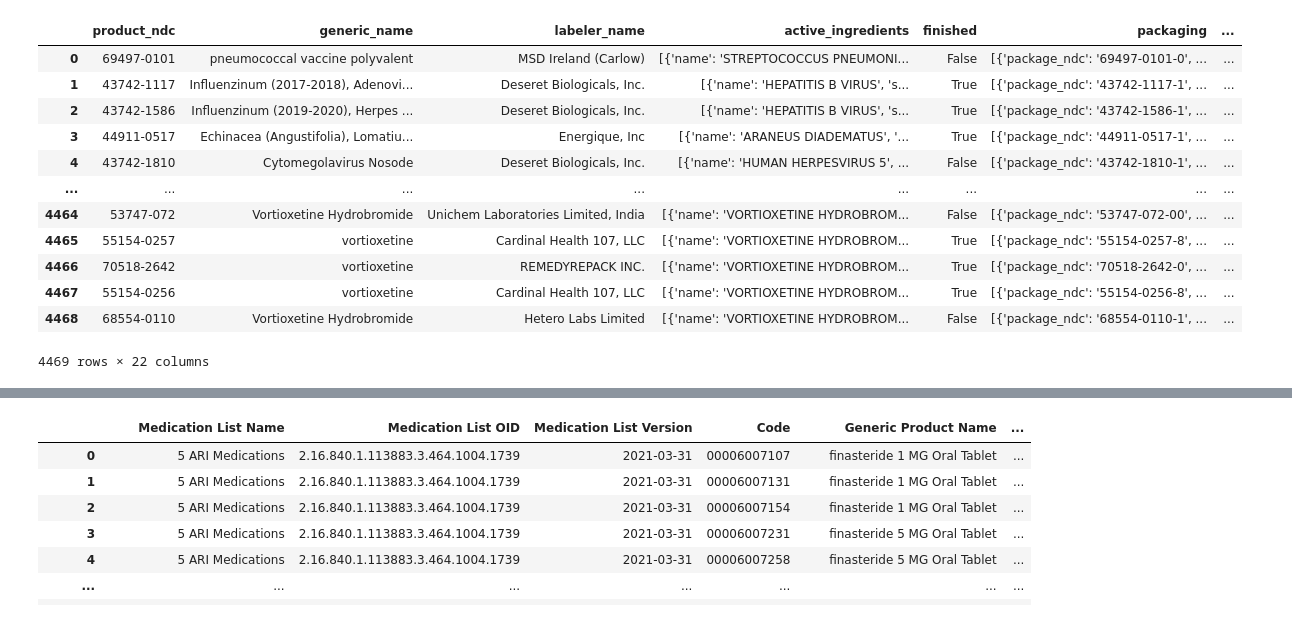
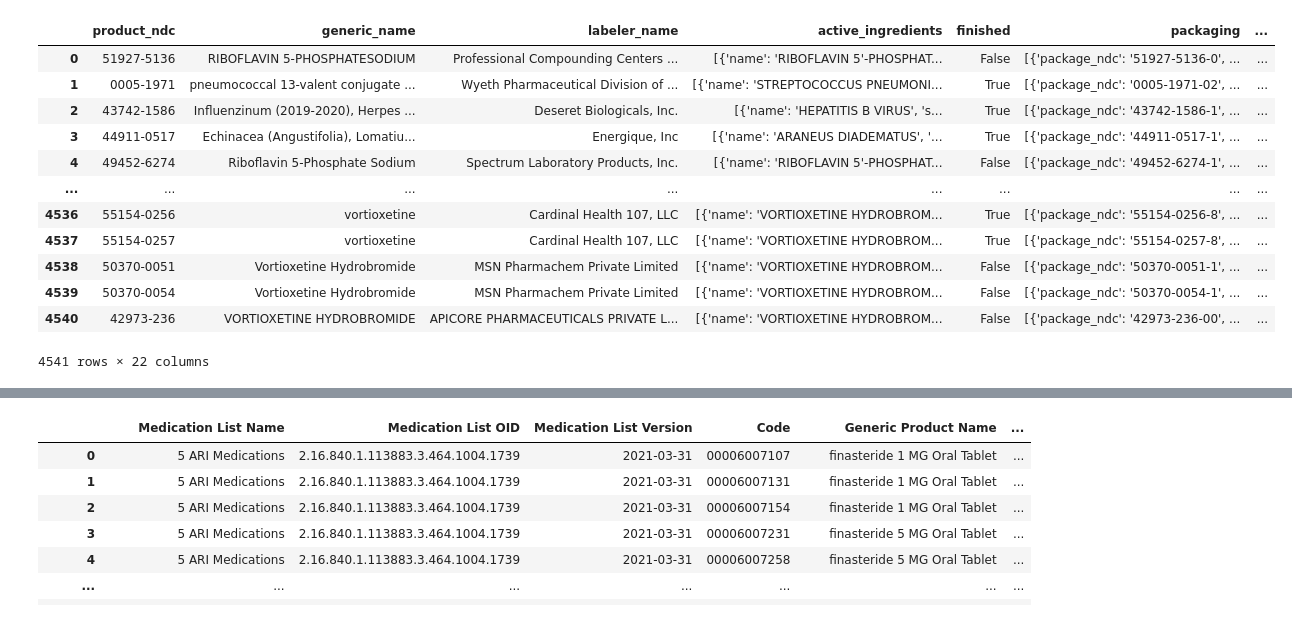
Before and after one commit to danielhmendoza01/Automatic_Code_Sets, a Jupyter notebook: NDC/Antidepressants/antidepressant_query.ipynb, the cells around one changed output, grey strips where cells are left out. Drawn from its saved outputs; the diff is of its cells as text; code cells hidden in the pictures.

```diff
--- a/NDC/Antidepressants/antidepressant_query.ipynb
+++ b/NDC/Antidepressants/antidepressant_query.ipynb
@@ -20,23 +20,23 @@ ingredients = ["5-hydroxytryptophan","amitriptyline","amoxapine","brexanolone","
 # %%
 df_anti = pd.DataFrame()
 for drug in ingredients:
     merg_df = query_drug(drug)
-    df_anti = pd.concat([df_anti, merg_df]).drop_duplicates(subset=['product_ndc']).reset_index(drop=True)
+    df_anti = pd.concat([df_anti, merg_df]).reset_index(drop=True)
 df_anti
 # %% [output]
 |  | product_ndc | generic_name | labeler_name | active_ingredients | finished | packaging | ... |
-| 0 | 69497-0101 | pneumococcal vaccine polyvalent | MSD Ireland (Carlow) | [{'name': 'STREPTOCOCCUS PNEUMONI... | False | [{'package_ndc': '69497-0101-0', ... | ... |
-| 1 | 43742-1117 | Influenzinum (2017-2018), Adenovi... | Deseret Biologicals, Inc. | [{'name': 'HEPATITIS B VIRUS', 's... | True | [{'package_ndc': '43742-1117-1', ... | ... |
+| 0 | 51927-5136 | RIBOFLAVIN 5-PHOSPHATESODIUM | Professional Compounding Centers ... | [{'name': 'RIBOFLAVIN 5'-PHOSPHAT... | False | [{'package_ndc': '51927-5136-0', ... | ... |
+| 1 | 0005-1971 | pneumococcal 13-valent conjugate ... | Wyeth Pharmaceutical Division of ... | [{'name': 'STREPTOCOCCUS PNEUMONI... | True | [{'package_ndc': '0005-1971-02', ... | ... |
 | 2 | 43742-1586 | Influenzinum (2019-2020), Herpes ... | Deseret Biologicals, Inc. | [{'name': 'HEPATITIS B VIRUS', 's... | True | [{'package_ndc': '43742-1586-1', ... | ... |
 | 3 | 44911-0517 | Echinacea (Angustifolia), Lomatiu... | Energique, Inc | [{'name': 'ARANEUS DIADEMATUS', '... | True | [{'package_ndc': '44911-0517-1', ... | ... |
-| 4 | 43742-1810 | Cytomegolavirus Nosode | Deseret Biologicals, Inc. | [{'name': 'HUMAN HERPESVIRUS 5', ... | False | [{'package_ndc': '43742-1810-1', ... | ... |
+| 4 | 49452-6274 | Riboflavin 5-Phosphate Sodium | Spectrum Laboratory Products, Inc. | [{'name': 'RIBOFLAVIN 5'-PHOSPHAT... | False | [{'package_ndc': '49452-6274-1', ... | ... |
 | ... | ... | ... | ... | ... | ... | ... | ... |
-| 4464 | 53747-072 | Vortioxetine Hydrobromide | Unichem Laboratories Limited, India | [{'name': 'VORTIOXETINE HYDROBROM... | False | [{'package_ndc': '53747-072-00', ... | ... |
-| 4465 | 55154-0257 | vortioxetine | Cardinal Health 107, LLC | [{'name': 'VORTIOXETINE HYDROBROM... | True | [{'package_ndc': '55154-0257-8', ... | ... |
-| 4466 | 70518-2642 | vortioxetine | REMEDYREPACK INC. | [{'name': 'VORTIOXETINE HYDROBROM... | True | [{'package_ndc': '70518-2642-0', ... | ... |
-| 4467 | 55154-0256 | vortioxetine | Cardinal Health 107, LLC | [{'name': 'VORTIOXETINE HYDROBROM... | True | [{'package_ndc': '55154-0256-8', ... | ... |
-| 4468 | 68554-0110 | Vortioxetine Hydrobromide | Hetero Labs Limited | [{'name': 'VORTIOXETINE HYDROBROM... | False | [{'package_ndc': '68554-0110-1', ... | ... |
+| 4536 | 55154-0256 | vortioxetine | Cardinal Health 107, LLC | [{'name': 'VORTIOXETINE HYDROBROM... | True | [{'package_ndc': '55154-0256-8', ... | ... |
+| 4537 | 55154-0257 | vortioxetine | Cardinal Health 107, LLC | [{'name': 'VORTIOXETINE HYDROBROM... | True | [{'package_ndc': '55154-0257-8', ... | ... |
+| 4538 | 50370-0051 | Vortioxetine Hydrobromide | MSN Pharmachem Private Limited | [{'name': 'VORTIOXETINE HYDROBROM... | False | [{'package_ndc': '50370-0051-1', ... | ... |
+| 4539 | 50370-0054 | Vortioxetine Hydrobromide | MSN Pharmachem Private Limited | [{'name': 'VORTIOXETINE HYDROBROM... | False | [{'package_ndc': '50370-0054-1', ... | ... |
+| 4540 | 42973-236 | VORTIOXETINE HYDROBROMIDE | APICORE PHARMACEUTICALS PRIVATE L... | [{'name': 'VORTIOXETINE HYDROBROM... | False | [{'package_ndc': '42973-236-00', ... | ... |
-4469 rows × 22 columns
+4541 rows × 22 columns
 # %%
 #get within package
 df_package = pd.DataFrame()
```
Also changed, not shown: parts of 6 cells of this notebook, 22 other files.
